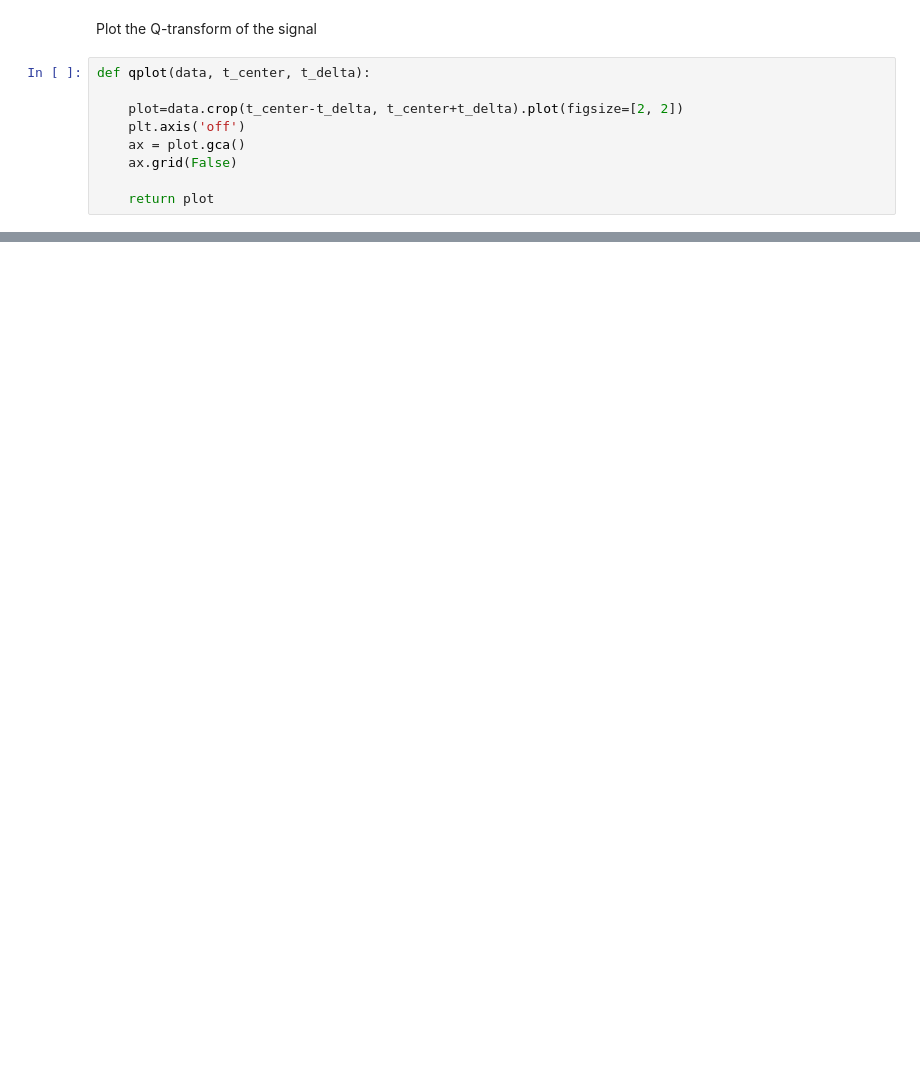
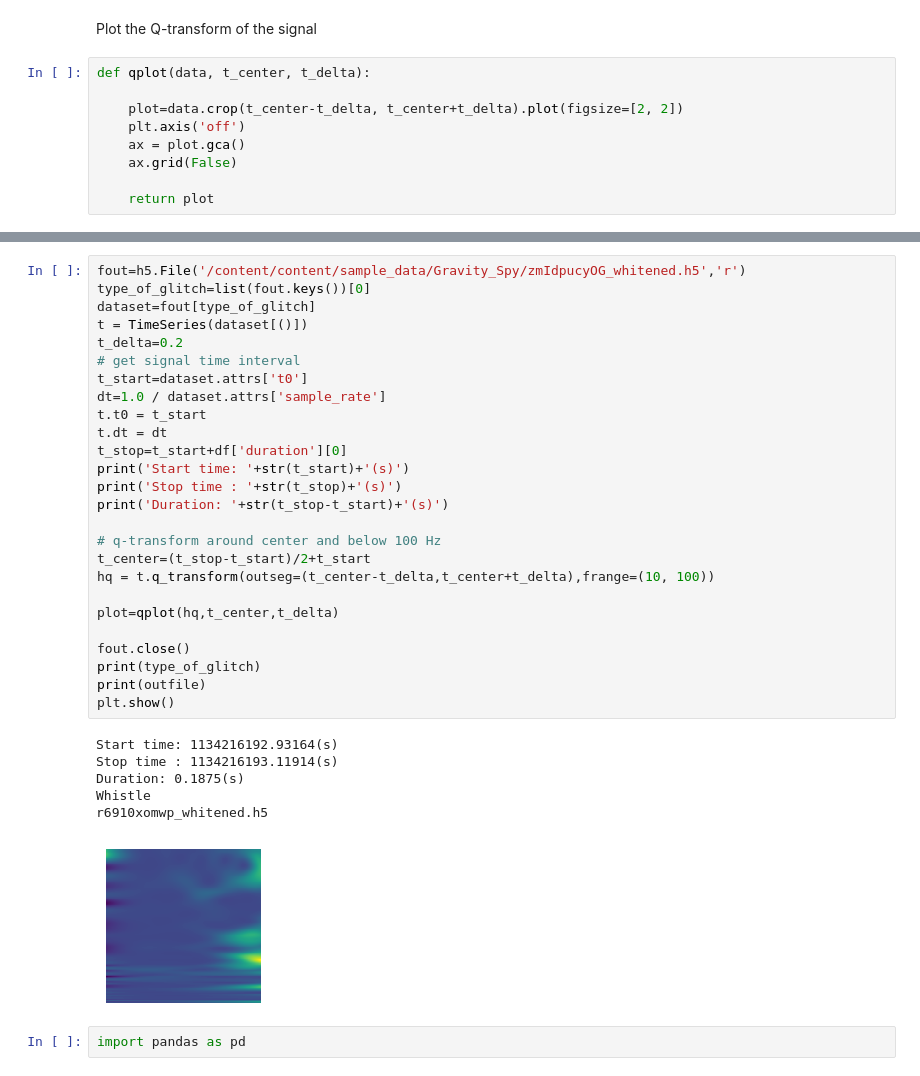
Before and after one commit to FrancescoSarandrea/Audio_GW, a Jupyter notebook: Read_Whitened_GW.ipynb, the cells around one changed output, grey strips where cells are left out. Drawn from its saved outputs; the diff is of its cells as text; blank space fills up the shorter version.

```diff
--- a/Read_Whitened_GW.ipynb
+++ b/Read_Whitened_GW.ipynb
@@ -139,0 +225,35 @@ No_Glitch
+# %%
+fout=h5.File('/content/content/sample_data/Gravity_Spy/zmIdpucyOG_whitened.h5','r')
+type_of_glitch=list(fout.keys())[0]
+dataset=fout[type_of_glitch]
+t = TimeSeries(dataset[()])
+t_delta=0.2
+# get signal time interval
+t_start=dataset.attrs['t0']
+dt=1.0 / dataset.attrs['sample_rate']
+t.t0 = t_start
+t.dt = dt
+t_stop=t_start+df['duration'][0]
+print('Start time: '+str(t_start)+'(s)')
+print('Stop time : '+str(t_stop)+'(s)')
+print('Duration: '+str(t_stop-t_start)+'(s)')
+
+# q-transform around center and below 100 Hz
+t_center=(t_stop-t_start)/2+t_start
+hq = t.q_transform(outseg=(t_center-t_delta,t_center+t_delta),frange=(10, 100))
+
+plot=qplot(hq,t_center,t_delta)
+
+fout.close()
+print(type_of_glitch)
+print(outfile)
+plt.show()
+# %% [output]
+Start time: 1134216192.93164(s)
+Stop time : 1134216193.11914(s)
+Duration: 0.1875(s)
+Whistle
+r6910xomwp_whitened.h5
+[figure, added]
+# %%
+import pandas as pd
```
Also changed, not shown: parts of 25 cells of this notebook.
